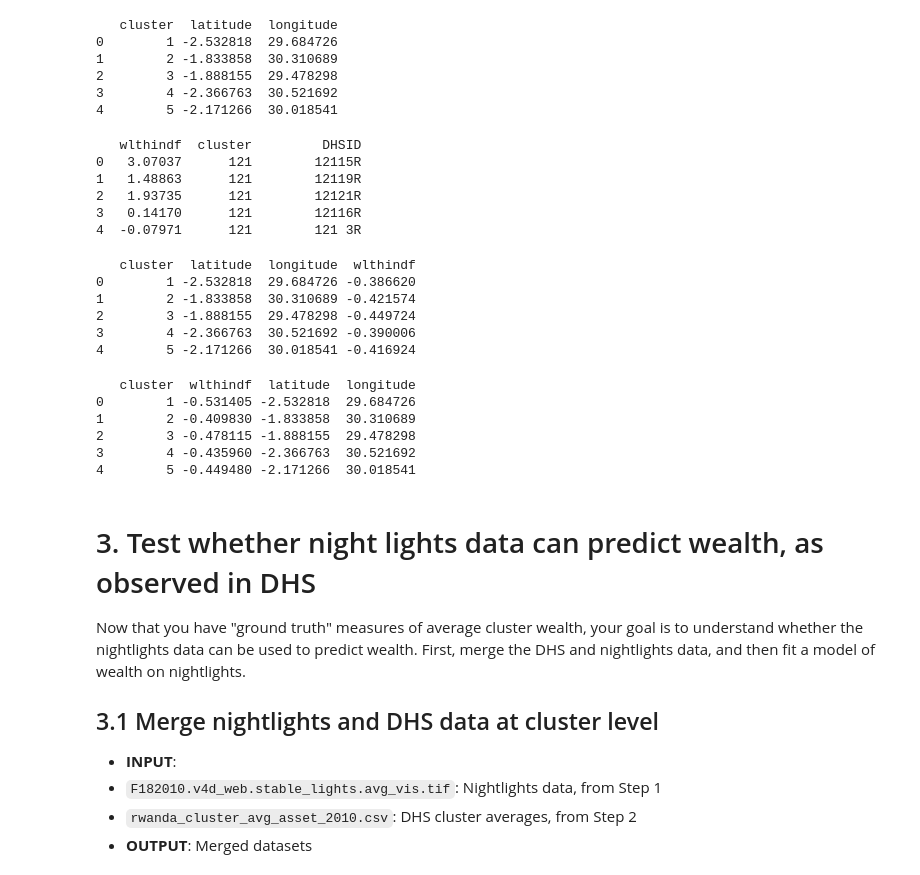
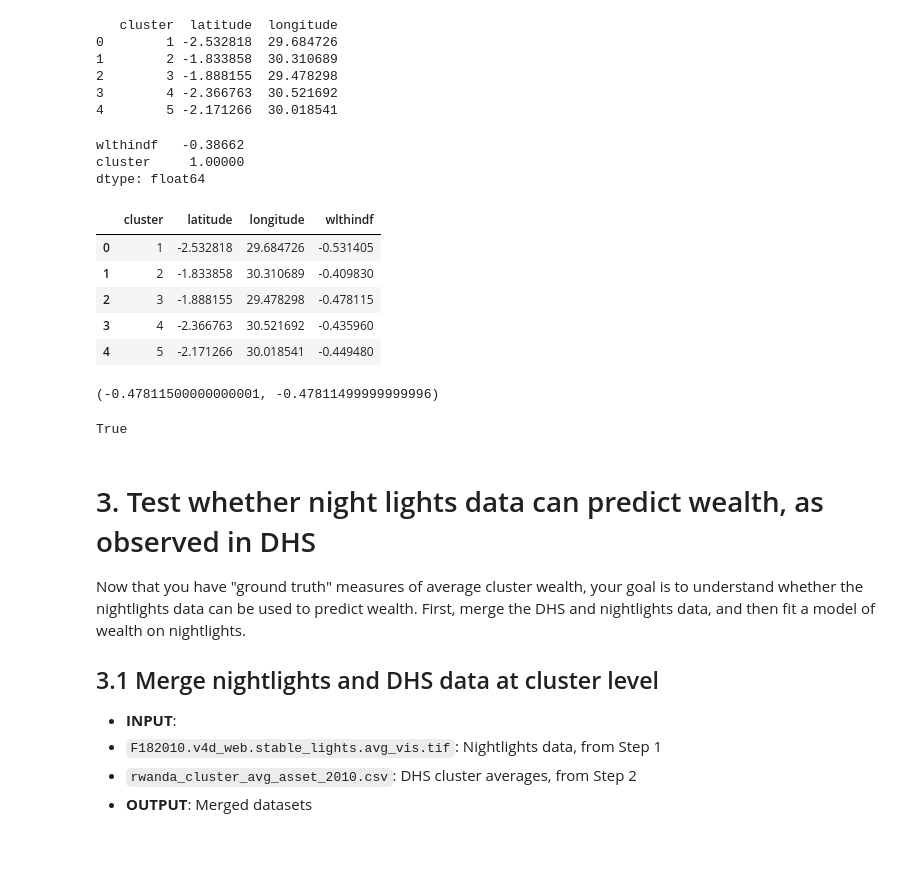
Before and after one commit to elsehow/diid17, a Jupyter notebook: DIID17-PS1.ipynb, the cells around one changed output. Cells and saved outputs as stored; diff of their text form; code cells hidden in the pictures; blank space fills up the shorter version.

Commit message:
Step 2 done

```diff
--- a/DIID17-PS1.ipynb
+++ b/DIID17-PS1.ipynb
@@ -88,9 +88,6 @@ clusters_loc.head()
 # diid17/rwandan-dhs/RWHR61FL.DCF
 def value (line, start, length):
     return line[start:start+length]
-
-def case_id (line):
-    return value(line, 1, 12)
 
 def cluster_num (line):
     return int(value(line, 16, 8))
@@ -100,7 +97,6 @@ def wealth_index (line):
     return int(w)/100000
 
 dataset =  {
-    'DHSID': case_id,
     'cluster': cluster_num,
     'wlthindf': wealth_index
 }
@@ -110,45 +106,54 @@ with open('rwandan-dhs/RWHR61FL.DAT','r') as f:
     rows = [process(l) for l in f]
     dhs = pd.DataFrame(rows, columns=dataset.keys())
 
-dhs.head()
+dhs[dhs['cluster']==1].mean()
 # %% [output]
-   wlthindf  cluster         DHSID
-0   3.07037      121        12115R
-1   1.48863      121        12119R
-2   1.93735      121        12121R
-3   0.14170      121        12116R
-4  -0.07971      121        121 3R
+wlthindf   -0.38662
+cluster     1.00000
+dtype: float64
 # %%
 #      find the mean househould income of all homes in that cluster
-mean_wealth = dhs.groupby('cluster').mean()
+mean_wealth = dhs.groupby('cluster').median()
 merged = pd.merge(clusters_loc,
                   mean_wealth,
                   left_on='cluster',
                   right_index=True)
 
 merged.head()
 # %% [output]
-   cluster  latitude  longitude  wlthindf
-0        1 -2.532818  29.684726 -0.386620
-1        2 -1.833858  30.310689 -0.421574
-2        3 -1.888155  29.478298 -0.449724
-3        4 -2.366763  30.521692 -0.390006
-4        5 -2.171266  30.018541 -0.416924
+|  | cluster | latitude | longitude | wlthindf |
+| 0 | 1 | -2.532818 | 29.684726 | -0.531405 |
+| 1 | 2 | -1.833858 | 30.310689 | -0.409830 |
+| 2 | 3 | -1.888155 | 29.478298 | -0.478115 |
+| 3 | 4 | -2.366763 | 30.521692 | -0.435960 |
+| 4 | 5 | -2.171266 | 30.018541 | -0.449480 |
-# %%
-
-# TODO Doesn't match, though I can't see why..
-# Save your output as rwanda_cluster_avg_asset_2010.csv and check that it matches the file that we have provided. You will use this file as input to the next step in the assignment.
-correct = pd.read_csv('intermediate_files/rwanda_cluster_avg_asset_2010.csv')
-
-correct.head()
-# correct.equals(merged)
-# %% [output]
-   cluster  wlthindf  latitude  longitude
-0        1 -0.531405 -2.532818  29.684726
-1        2 -0.409830 -1.833858  30.310689
-2        3 -0.478115 -1.888155  29.478298
-3        4 -0.435960 -2.366763  30.521692
-4        5 -0.449480 -2.171266  30.018541
+# %%
+
+# TODO Doesn't match, though I can't see why..
+
+merged['wlthindf'].values[2], correct['wlthindf'].values[2]
+# %% [output]
+(-0.47811500000000001, -0.47811499999999996)
+# %%
+import numpy as np
+
+# Check that it matches the file that we have provided.
+correct = pd.read_csv('intermediate_files/rwanda_cluster_avg_asset_2010.csv')
+
+# returns true if all elements in both columns are equal
+def compare (col):
+    return np.all(np.equal(correct[col].values,
+                           merged[col].values))
+
+# Some arithmetic issues are causing slight (10^-9) differences in median calculations
+# So, I do a fuzzy compare for the wealth indices
+def fuzzy_compare (col):
+    return np.allclose(correct[col].values,
+                       merged[col].values)
+
+compare('longitude') and compare('latitude') and compare('cluster') and fuzzy_compare('wlthindf')
+# %% [output]
+True
 # %%
 # Write my results to CSV
 merged.to_csv('rwanda_cluster_avg_asset_2010.csv')
```
